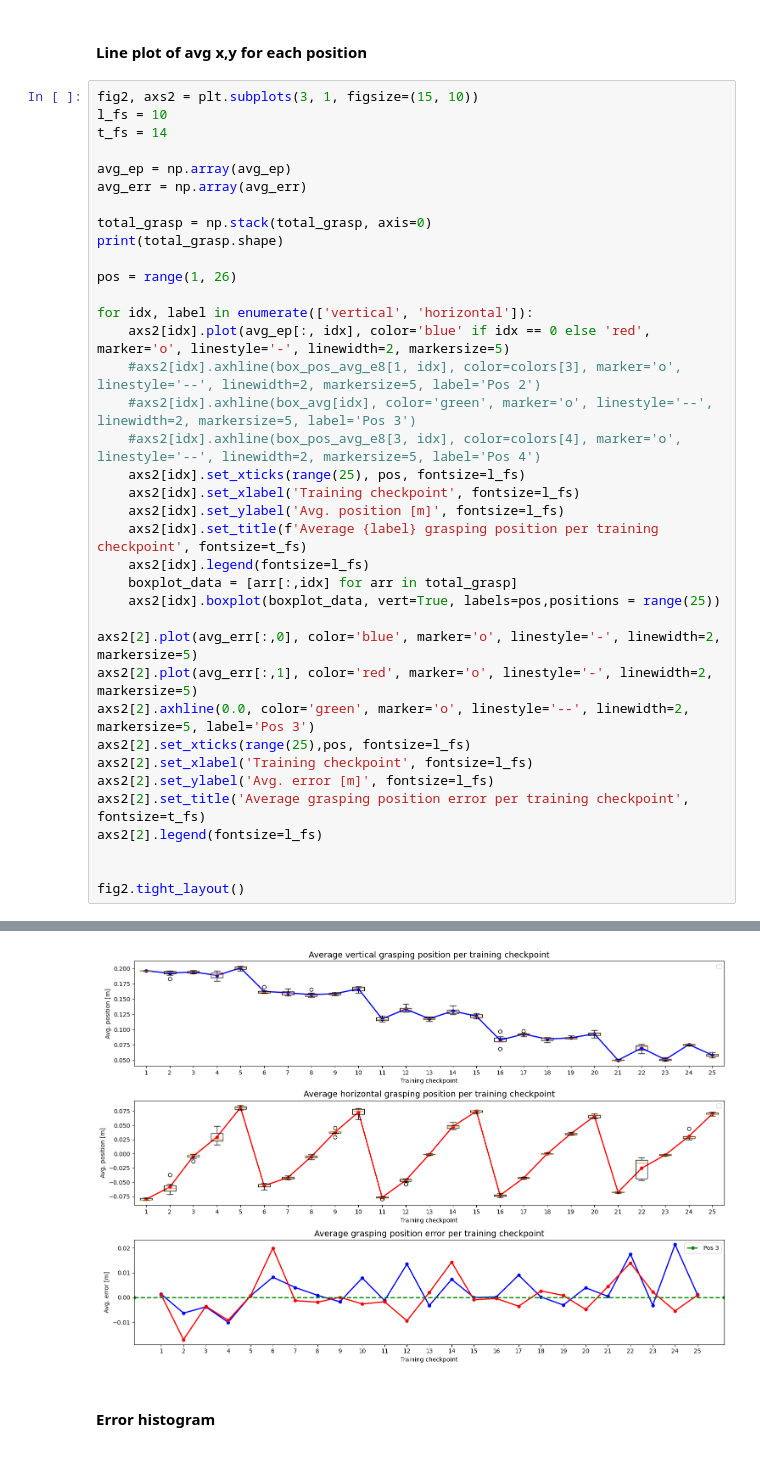
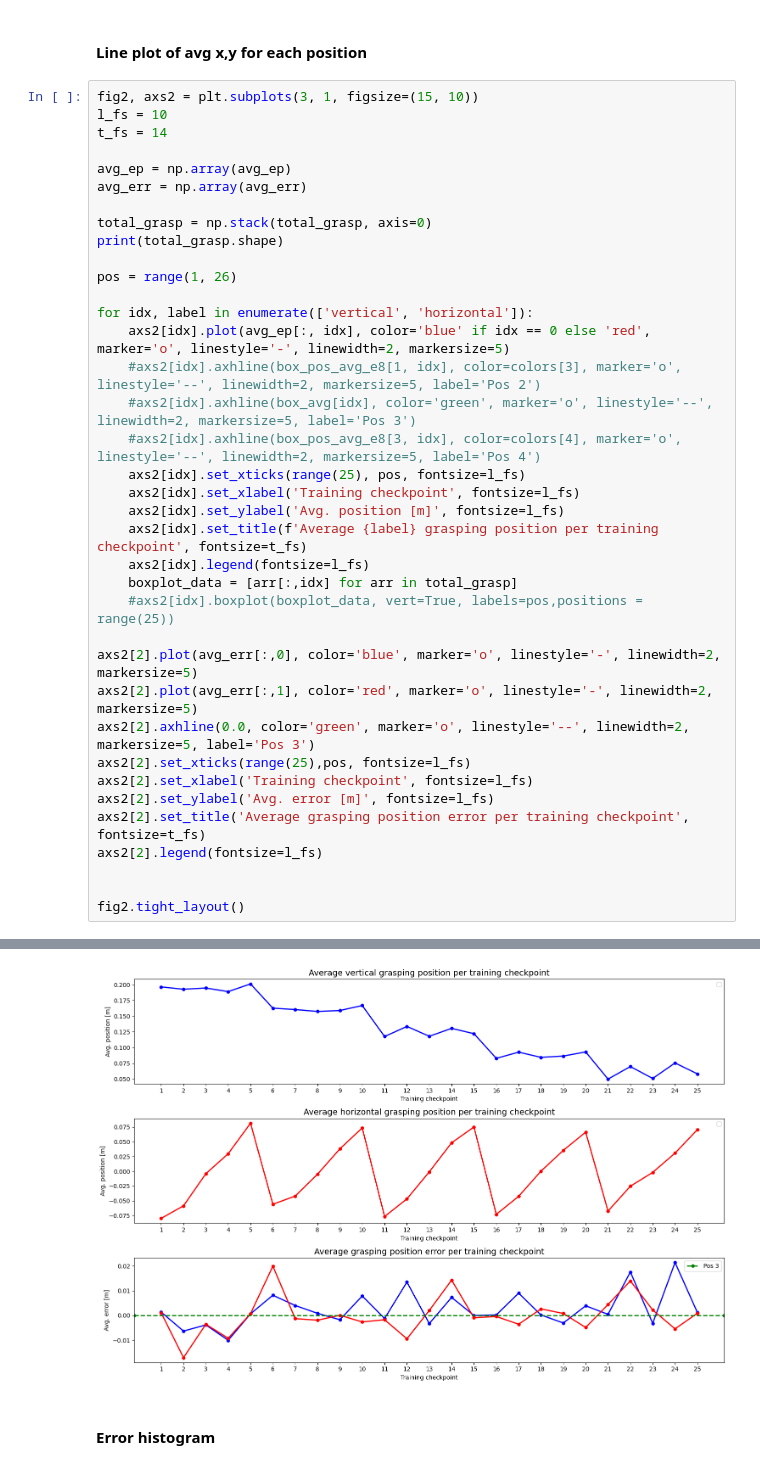
Before and after one commit to nicolas-duque/lerobot, a Jupyter notebook: lerobot/plots/eval_plots.ipynb, the cells around one changed output, grey strips where cells are left out. Cells and saved outputs as stored; diff of their text form.

```diff
--- a/lerobot/plots/eval_plots.ipynb
+++ b/lerobot/plots/eval_plots.ipynb
@@ -689,35 +687,35 @@ avg_err = np.array(avg_err)
 total_grasp = np.stack(total_grasp, axis=0)
 print(total_grasp.shape)
 
 pos = range(1, 26)
 
 for idx, label in enumerate(['vertical', 'horizontal']):
     axs2[idx].plot(avg_ep[:, idx], color='blue' if idx == 0 else 'red', marker='o', linestyle='-', linewidth=2, markersize=5)
     #axs2[idx].axhline(box_pos_avg_e8[1, idx], color=colors[3], marker='o', linestyle='--', linewidth=2, markersize=5, label='Pos 2')
     #axs2[idx].axhline(box_avg[idx], color='green', marker='o', linestyle='--', linewidth=2, markersize=5, label='Pos 3')
     #axs2[idx].axhline(box_pos_avg_e8[3, idx], color=colors[4], marker='o', linestyle='--', linewidth=2, markersize=5, label='Pos 4')
     axs2[idx].set_xticks(range(25), pos, fontsize=l_fs)
     axs2[idx].set_xlabel('Training checkpoint', fontsize=l_fs)
     axs2[idx].set_ylabel('Avg. position [m]', fontsize=l_fs)
     axs2[idx].set_title(f'Average {label} grasping position per training checkpoint', fontsize=t_fs)
     axs2[idx].legend(fontsize=l_fs)
     boxplot_data = [arr[:,idx] for arr in total_grasp]
-    axs2[idx].boxplot(boxplot_data, vert=True, labels=pos,positions = range(25))
+    #axs2[idx].boxplot(boxplot_data, vert=True, labels=pos,positions = range(25))
 
 axs2[2].plot(avg_err[:,0], color='blue', marker='o', linestyle='-', linewidth=2, markersize=5)
 axs2[2].plot(avg_err[:,1], color='red', marker='o', linestyle='-', linewidth=2, markersize=5)
 axs2[2].axhline(0.0, color='green', marker='o', linestyle='--', linewidth=2, markersize=5, label='Pos 3')
 axs2[2].set_xticks(range(25),pos, fontsize=l_fs)
 axs2[2].set_xlabel('Training checkpoint', fontsize=l_fs)
 axs2[2].set_ylabel('Avg. error [m]', fontsize=l_fs)
 axs2[2].set_title('Average grasping position error per training checkpoint', fontsize=t_fs)
 axs2[2].legend(fontsize=l_fs)
 
 
 fig2.tight_layout()
 # %% [output]
 (25, 7, 3)
-[figure, old version]
+[figure, new version]
 # %% [markdown]
 #### Error histogram ####
 # %%
```
Also changed, not shown: parts of 7 cells of this notebook, 2 other files.
